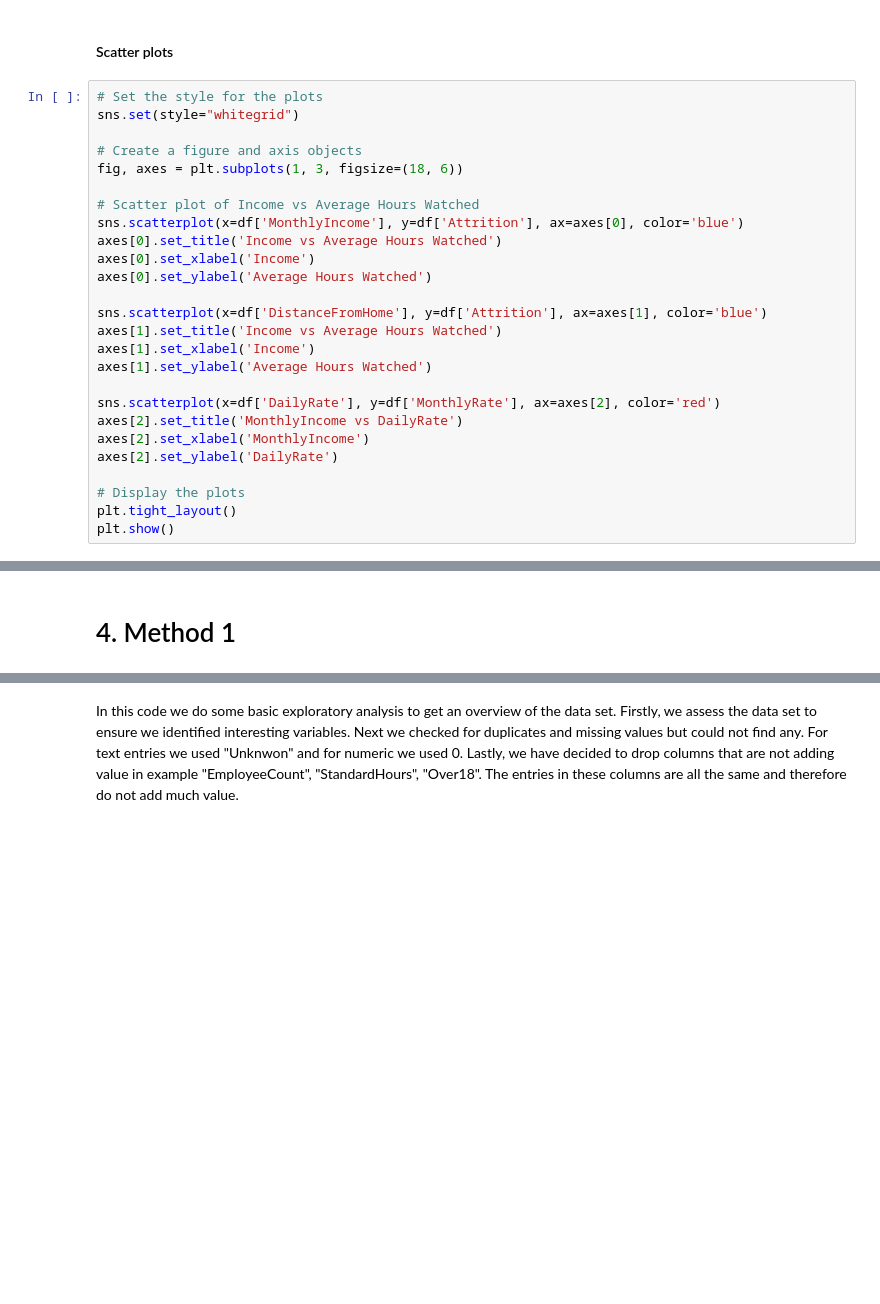
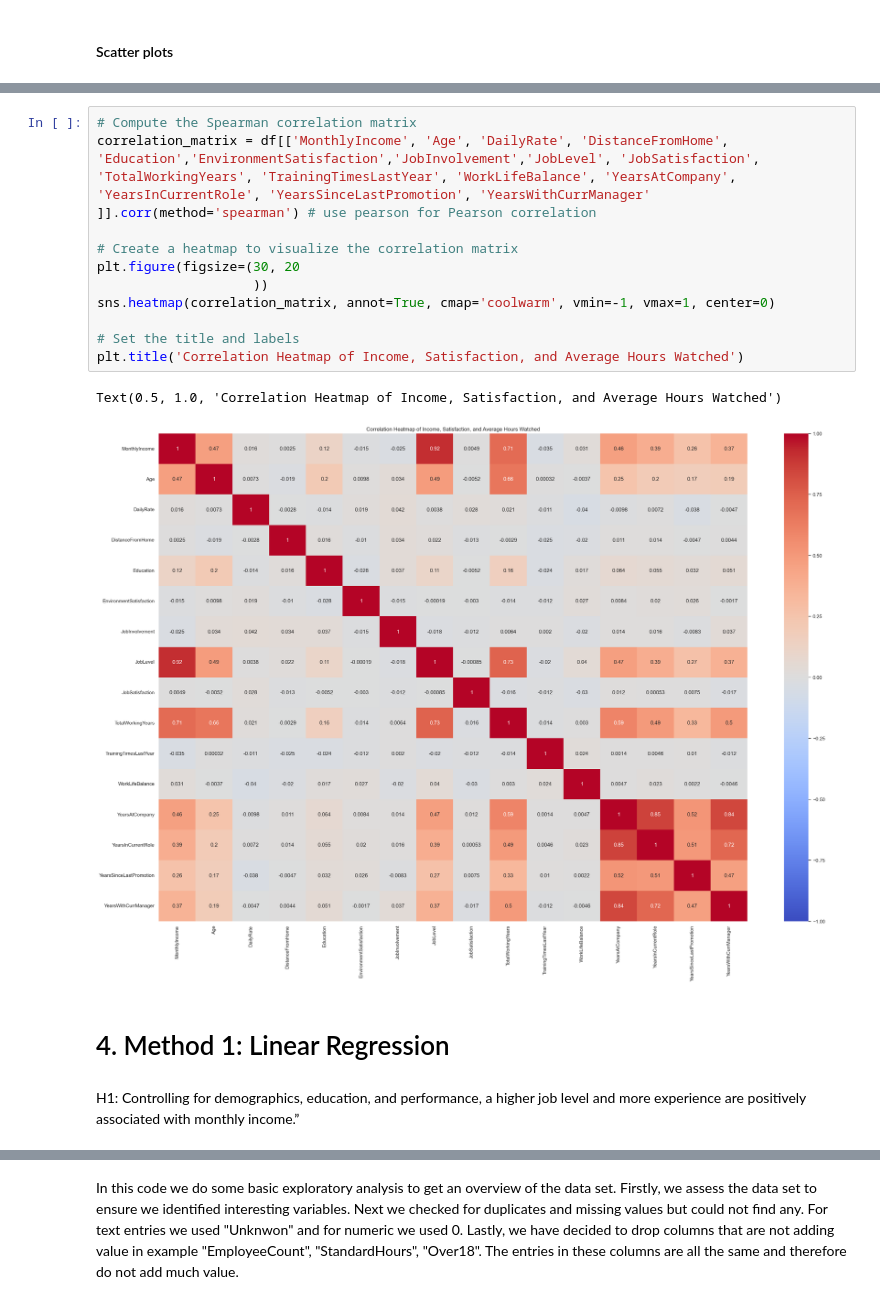
Before and after one commit to pepi151101/Research-Methods, a Jupyter notebook: Project 1.ipynb, the cells around one changed output, grey strips where cells are left out. Cells and saved outputs as stored; diff of their text form; blank space fills up the shorter version.

```diff
--- a/Project 1.ipynb
+++ b/Project 1.ipynb
@@ -442,29 +339,3 @@ plt.show()
 ### XXX Correlations
 # %% [markdown]
 #### Scatter plots
-# %%
-# Set the style for the plots
-sns.set(style="whitegrid")
-
-# Create a figure and axis objects
-fig, axes = plt.subplots(1, 3, figsize=(18, 6))
-
-# Scatter plot of Income vs Average Hours Watched
-sns.scatterplot(x=df['MonthlyIncome'], y=df['Attrition'], ax=axes[0], color='blue')
-axes[0].set_title('Income vs Average Hours Watched')
-axes[0].set_xlabel('Income')
-axes[0].set_ylabel('Average Hours Watched')
-
-sns.scatterplot(x=df['DistanceFromHome'], y=df['Attrition'], ax=axes[1], color='blue')
-axes[1].set_title('Income vs Average Hours Watched')
-axes[1].set_xlabel('Income')
-axes[1].set_ylabel('Average Hours Watched')
-
-sns.scatterplot(x=df['DailyRate'], y=df['MonthlyRate'], ax=axes[2], color='red')
-axes[2].set_title('MonthlyIncome vs DailyRate')
-axes[2].set_xlabel('MonthlyIncome')
-axes[2].set_ylabel('DailyRate')
-
-# Display the plots
-plt.tight_layout()
-plt.show()
@@ -557,2 +342,18 @@ summary_table
-# %% [markdown]
-# 4. Method 1
+# %%
+# Compute the Spearman correlation matrix
+correlation_matrix = df[['MonthlyIncome', 'Age', 'DailyRate', 'DistanceFromHome', 'Education','EnvironmentSatisfaction','JobInvolvement','JobLevel', 'JobSatisfaction', 'TotalWorkingYears', 'TrainingTimesLastYear', 'WorkLifeBalance', 'YearsAtCompany', 'YearsInCurrentRole', 'YearsSinceLastPromotion', 'YearsWithCurrManager' ]].corr(method='spearman') # use pearson for Pearson correlation
+
+# Create a heatmap to visualize the correlation matrix
+plt.figure(figsize=(30, 20
+                    ))
+sns.heatmap(correlation_matrix, annot=True, cmap='coolwarm', vmin=-1, vmax=1, center=0)
+
+# Set the title and labels
+plt.title('Correlation Heatmap of Income, Satisfaction, and Average Hours Watched')
+# %% [output]
+Text(0.5, 1.0, 'Correlation Heatmap of Income, Satisfaction, and Average Hours Watched')
+[figure, added]
+# %% [markdown]
+# 4. Method 1: Linear Regression
+# %% [markdown]
+H1: Controlling for demographics, education, and performance, a higher job level and more experience are positively associated with monthly income.”
```
Also changed, not shown: parts of 73 cells of this notebook.
